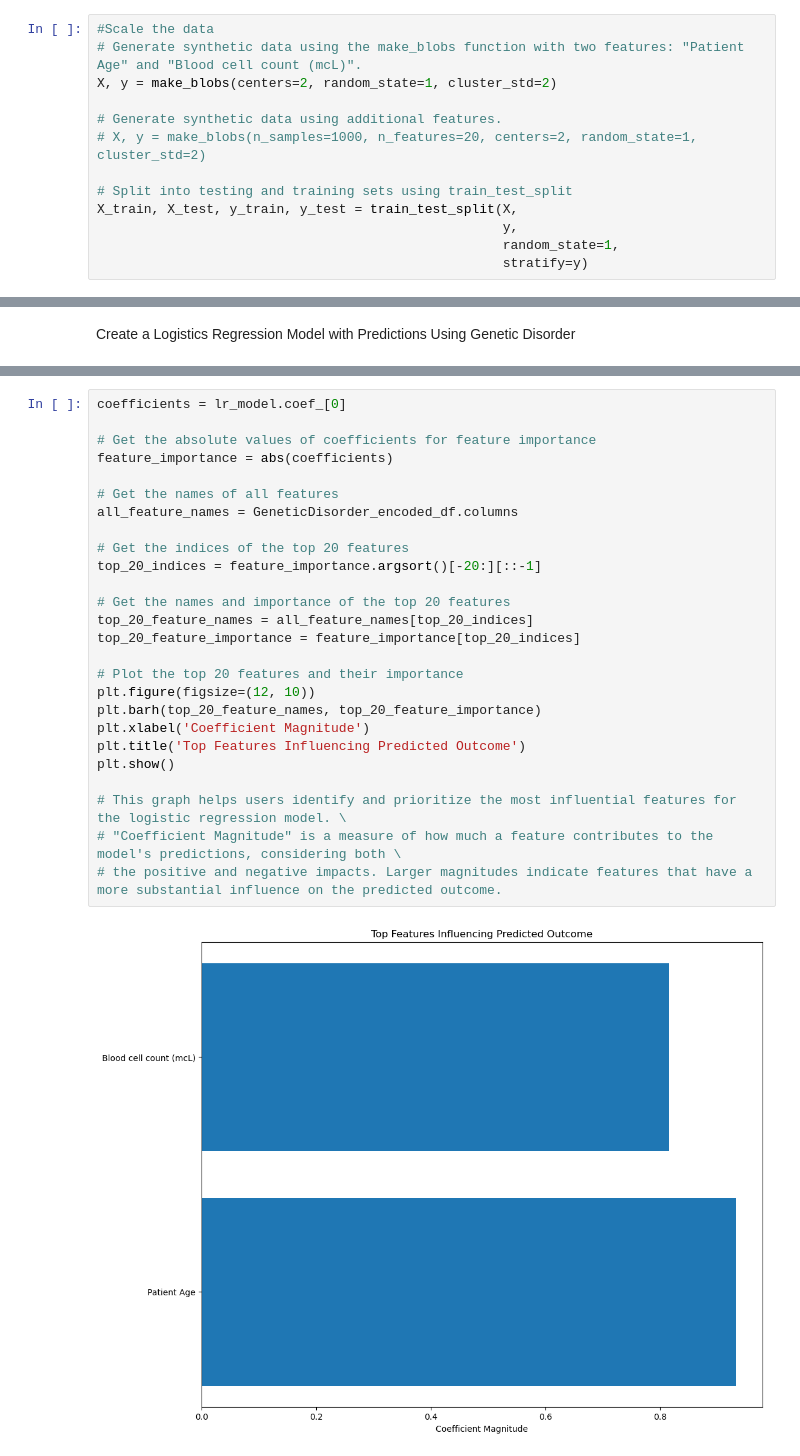
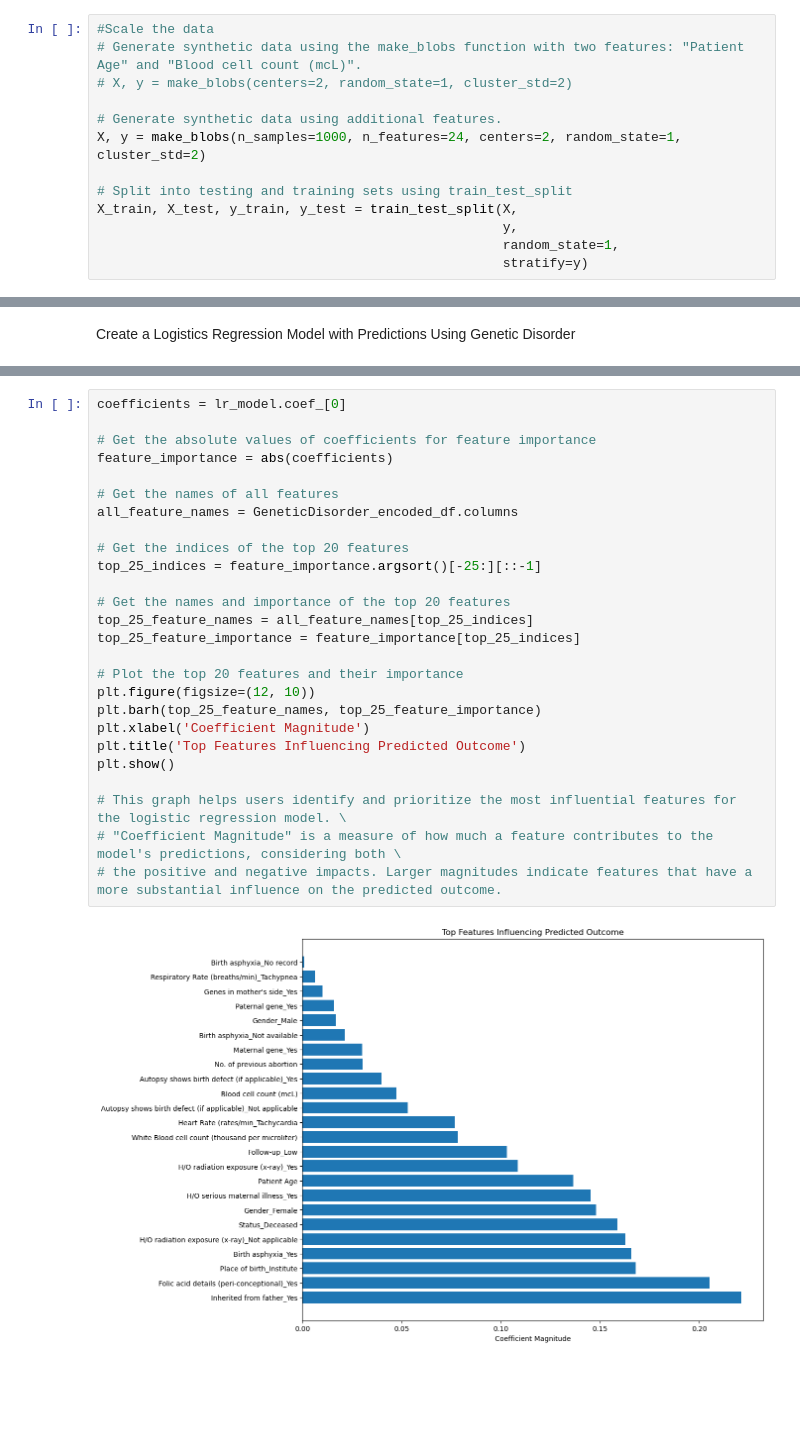
Before and after one commit to Mepseha/Project-4, a Jupyter notebook: LogisticRegression.ipynb, the cells around one changed output, grey strips where cells are left out. Saved outputs shown, nothing was run; the diff lists cells and outputs as text; blank space fills up the shorter version.

```diff
--- a/LogisticRegression.ipynb
+++ b/LogisticRegression.ipynb
@@ -188,10 +188,10 @@ GeneticDisorder_encoded_df
 # %%
 #Scale the data
 # Generate synthetic data using the make_blobs function with two features: "Patient Age" and "Blood cell count (mcL)".
-X, y = make_blobs(centers=2, random_state=1, cluster_std=2)
+# X, y = make_blobs(centers=2, random_state=1, cluster_std=2)
 
 # Generate synthetic data using additional features.
-# X, y = make_blobs(n_samples=1000, n_features=20, centers=2, random_state=1, cluster_std=2)
+X, y = make_blobs(n_samples=1000, n_features=24, centers=2, random_state=1, cluster_std=2)
 
 # Split into testing and training sets using train_test_split
 X_train, X_test, y_train, y_test = train_test_split(X,
@@ -349,28 +360,28 @@ print(feature_coefficients_df)
 # %%
 coefficients = lr_model.coef_[0]
 
 # Get the absolute values of coefficients for feature importance
 feature_importance = abs(coefficients)
 
 # Get the names of all features
 all_feature_names = GeneticDisorder_encoded_df.columns
 
 # Get the indices of the top 20 features
-top_20_indices = feature_importance.argsort()[-20:][::-1]
+top_25_indices = feature_importance.argsort()[-25:][::-1]
 
 # Get the names and importance of the top 20 features
-top_20_feature_names = all_feature_names[top_20_indices]
-top_20_feature_importance = feature_importance[top_20_indices]
+top_25_feature_names = all_feature_names[top_25_indices]
+top_25_feature_importance = feature_importance[top_25_indices]
 
 # Plot the top 20 features and their importance
 plt.figure(figsize=(12, 10))
-plt.barh(top_20_feature_names, top_20_feature_importance)
+plt.barh(top_25_feature_names, top_25_feature_importance)
 plt.xlabel('Coefficient Magnitude')
 plt.title('Top Features Influencing Predicted Outcome')
 plt.show()
 
 # This graph helps users identify and prioritize the most influential features for the logistic regression model. \
 # "Coefficient Magnitude" is a measure of how much a feature contributes to the model's predictions, considering both \
 # the positive and negative impacts. Larger magnitudes indicate features that have a more substantial influence on the predicted outcome.
 # %% [output]
-[figure, old version]
+[figure, new version]
```
Also changed, not shown: parts of 8 cells of this notebook.
